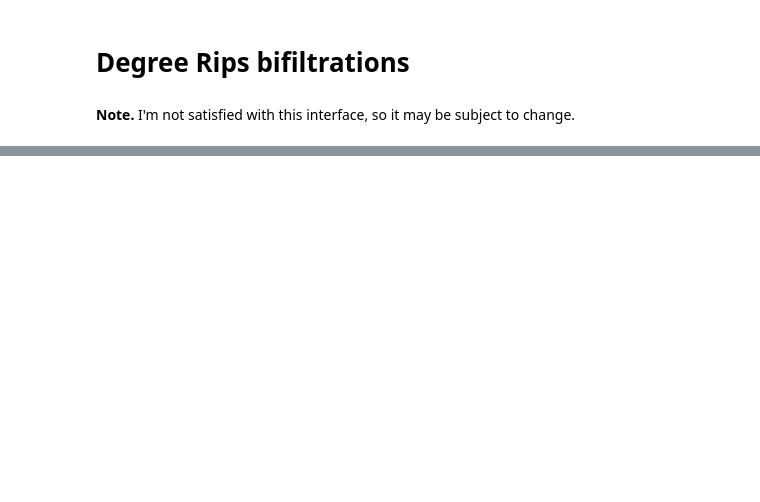
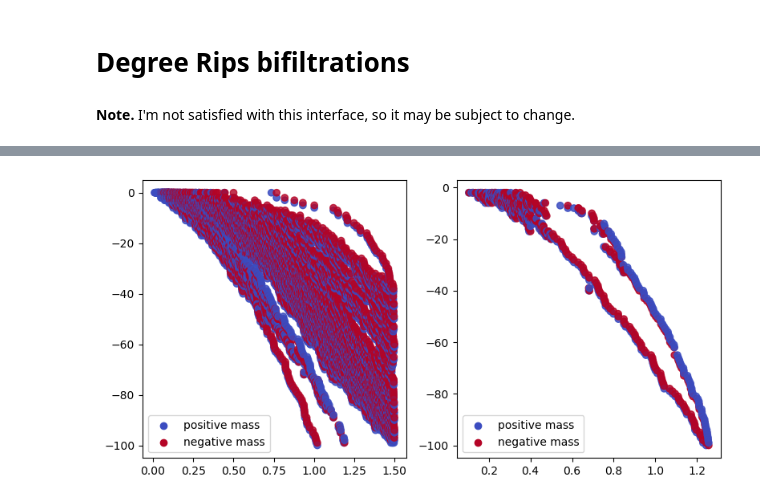
Before and after one commit to DavidLapous/multipers, a Jupyter notebook: docs/notebooks/degree_rips_interface.ipynb, the cells around one changed output, grey strips where cells are left out. Saved outputs shown, nothing was run; the diff lists cells and outputs as text; code cells hidden in the pictures; blank space fills up the shorter version.

```diff
--- a/docs/notebooks/degree_rips_interface.ipynb
+++ b/docs/notebooks/degree_rips_interface.ipynb
@@ -52,0 +33,5 @@ plot_surfaces(surfaces, discrete_surface=True)
+# %%
+# For computational reasons, we do not consider every possible degree
+degrees = np.unique((np.linspace(0,100,100, dtype=int)))
+# The associated DegreeRips filtration can be encoded in a (multicritical) simplextree
+st_multi = mp.filtrations.DegreeRips(points = X, ks=degrees,threshold_radius=1.5)
@@ -52,0 +56,4 @@ plot_surfaces(surfaces, discrete_surface=True)
+# %%
+sm0,sm1 = mp.signed_measure(st_multi, degrees=[0,1], invariant="hilbert", plot=True, expand_collapse=True);
+# %% [output]
+[figure, added]
```
Also changed, not shown: parts of 25 cells of this notebook, 2 other files.
